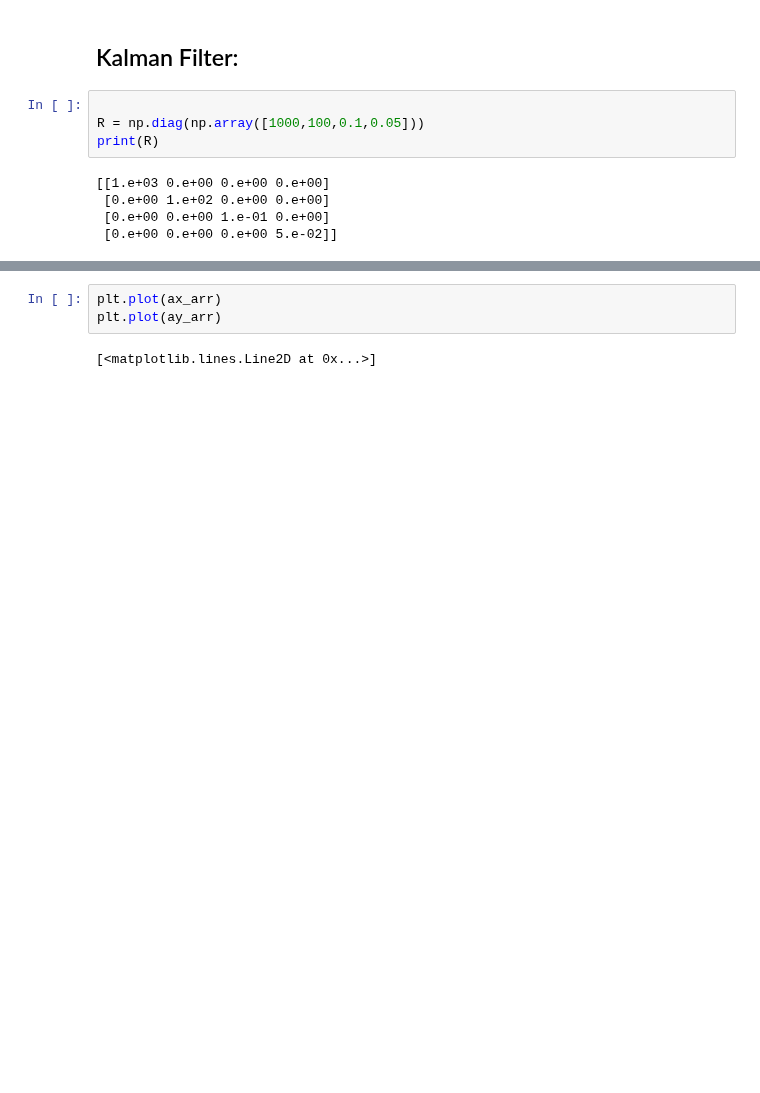
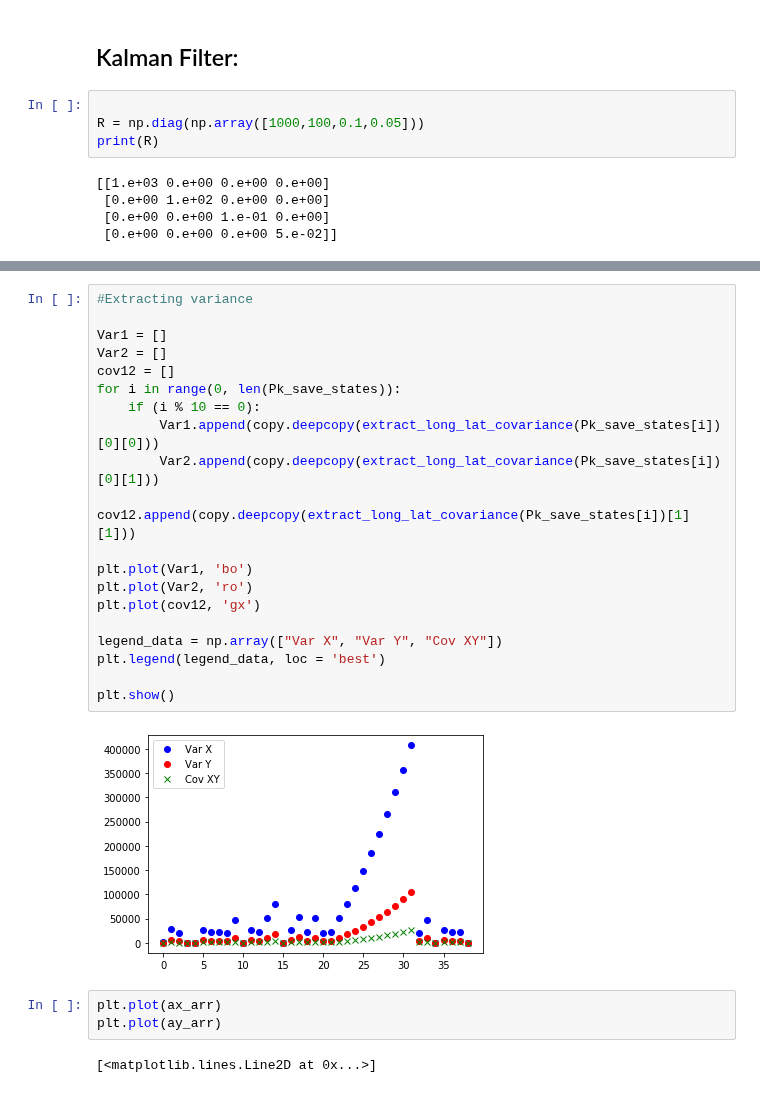
Before and after one commit to cnburger/AIS_KalmanFilter, a Jupyter notebook: KalmanFilter_adjust.ipynb, the cells around one changed output, grey strips where cells are left out. Cells and saved outputs as stored; diff of their text form; blank space fills up the shorter version.

```diff
--- a/KalmanFilter_adjust.ipynb
+++ b/KalmanFilter_adjust.ipynb
@@ -193,3 +259,25 @@ plt.plot()
+# %%
+#Extracting variance
+
+Var1 = []
+Var2 = []
+cov12 = []
+for i in range(0, len(Pk_save_states)):
+    if (i % 10 == 0):
+        Var1.append(copy.deepcopy(extract_long_lat_covariance(Pk_save_states[i])[0][0]))
+        Var2.append(copy.deepcopy(extract_long_lat_covariance(Pk_save_states[i])[0][1]))
+        cov12.append(copy.deepcopy(extract_long_lat_covariance(Pk_save_states[i])[1][1]))
+
+plt.plot(Var1, 'bo')
+plt.plot(Var2, 'ro')
+plt.plot(cov12, 'gx')
+
+legend_data = np.array(["Var X", "Var Y", "Cov XY"])
+plt.legend(legend_data, loc = 'best')
+
+plt.show()
+# %% [output]
+[figure, added]
 # %%
 plt.plot(ax_arr)
 plt.plot(ay_arr)
```
Also changed, not shown: parts of 16 cells of this notebook.
